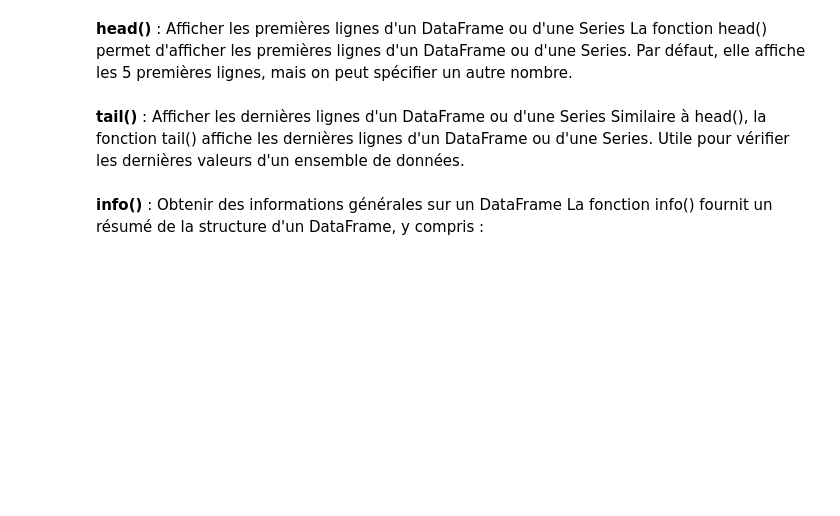
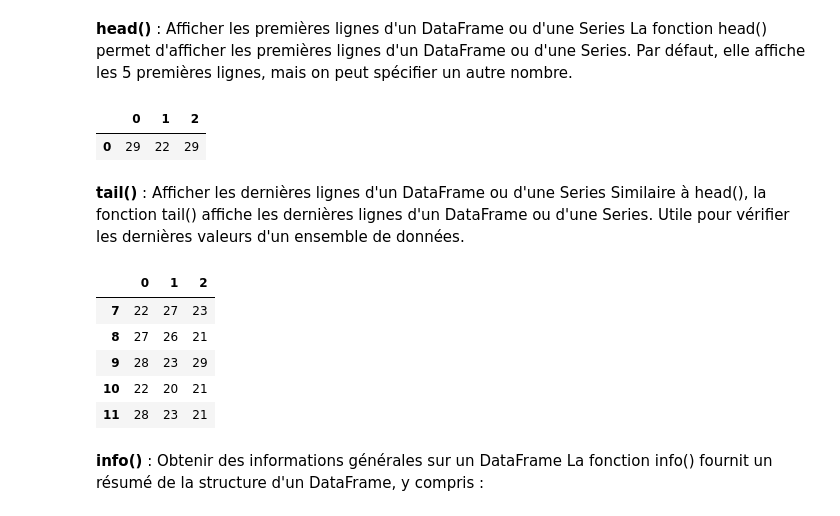
Before and after one commit to mrgeooo14/nomades_to_submit, a Jupyter notebook: DS_day3_pandas.ipynb, the cells around one changed output. Cells and saved outputs as stored; diff of their text form; code cells hidden in the pictures; blank space fills up the shorter version.

```diff
--- a/DS_day3_pandas.ipynb
+++ b/DS_day3_pandas.ipynb
@@ -71,9 +125,23 @@ df[1].describe()
 # %% [markdown]
 **head()** : Afficher les premières lignes d'un DataFrame ou d'une Series
 La fonction head() permet d'afficher les premières lignes d'un DataFrame ou d'une Series. Par défaut, elle affiche les 5 premières lignes, mais on peut spécifier un autre nombre.
+# %%
+df.head(1)
+# %% [output]
+|  | 0 | 1 | 2 |
+| 0 | 29 | 22 | 29 |
 # %% [markdown]
 **tail()** : Afficher les dernières lignes d'un DataFrame ou d'une Series
 Similaire à head(), la fonction tail() affiche les dernières lignes d'un DataFrame ou d'une Series. Utile pour vérifier les dernières valeurs d'un ensemble de données.
+# %%
+df.tail()
+# %% [output]
+|  | 0 | 1 | 2 |
+| 7 | 22 | 27 | 23 |
+| 8 | 27 | 26 | 21 |
+| 9 | 28 | 23 | 29 |
+| 10 | 22 | 20 | 21 |
+| 11 | 28 | 23 | 21 |
 # %% [markdown]
 **info()** : Obtenir des informations générales sur un DataFrame
 La fonction info() fournit un résumé de la structure d'un DataFrame, y compris :
```
Also changed, not shown: parts of 15 cells of this notebook, 3 other files.
